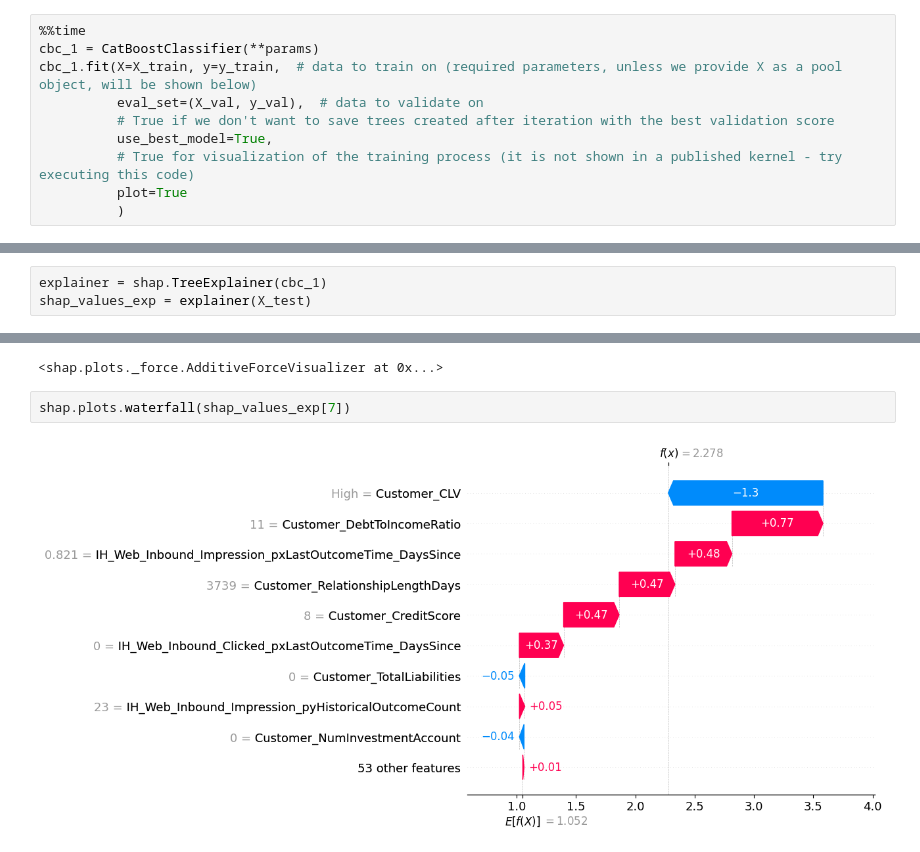
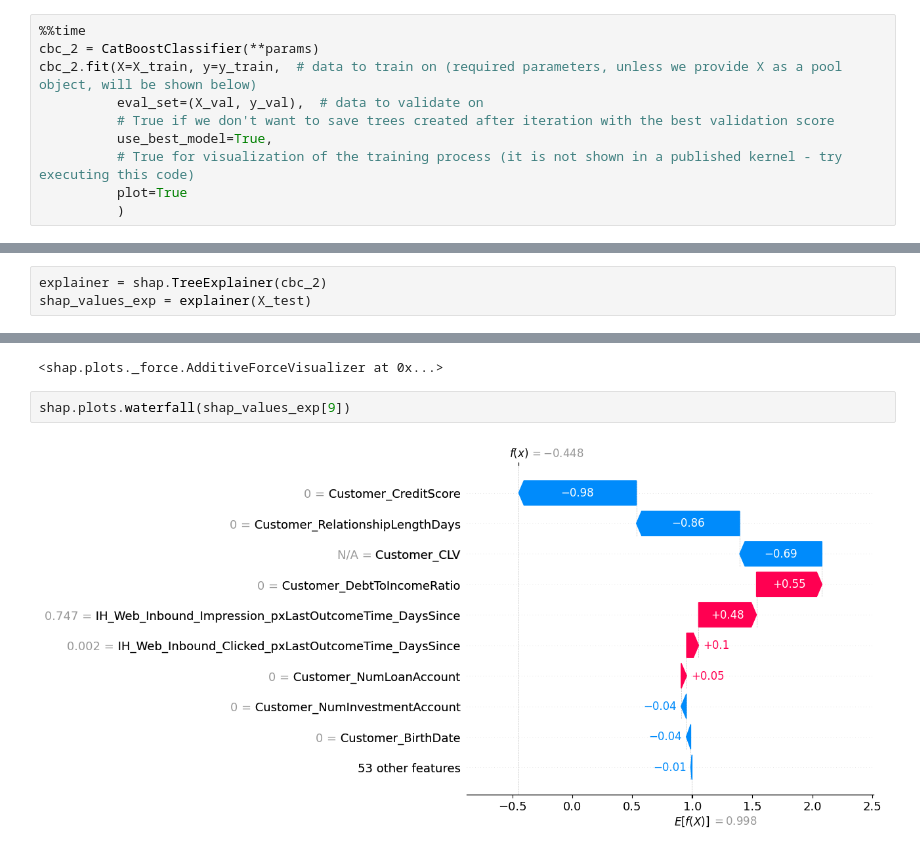
Before and after one commit to grishasen/hds, a Jupyter notebook: catboost_hds.ipynb, the cells around one changed output, grey strips where cells are left out. Drawn from its saved outputs; the diff is of its cells as text.

```diff
--- a/catboost_hds.ipynb
+++ b/catboost_hds.ipynb
@@ -478,8 +474,8 @@ params = {'loss_function': 'Logloss',  # objective function
           }
 # %%
 %%time
-cbc_1 = CatBoostClassifier(**params)
-cbc_1.fit(X=X_train, y=y_train,  # data to train on (required parameters, unless we provide X as a pool object, will be shown below)
+cbc_2 = CatBoostClassifier(**params)
+cbc_2.fit(X=X_train, y=y_train,  # data to train on (required parameters, unless we provide X as a pool object, will be shown below)
           eval_set=(X_val, y_val),  # data to validate on
           # True if we don't want to save trees created after iteration with the best validation score
           use_best_model=True,
@@ -502,5 +511,5 @@ Wall time: 3.75 s
 # %%
-explainer = shap.TreeExplainer(cbc_1)
+explainer = shap.TreeExplainer(cbc_2)
 shap_values_exp = explainer(X_test)
 # %%
 shap.plots.bar(shap_values_exp)
@@ -525,6 +534,6 @@ shap.plots.force(shap_values_exp[7])
 # %% [output]
 <shap.plots._force.AdditiveForceVisualizer at 0x...>
 # %%
-shap.plots.waterfall(shap_values_exp[7])
+shap.plots.waterfall(shap_values_exp[9])
 # %% [output]
-[figure, old version]
+[figure, new version]
```
Also changed, not shown: parts of 25 cells of this notebook.
